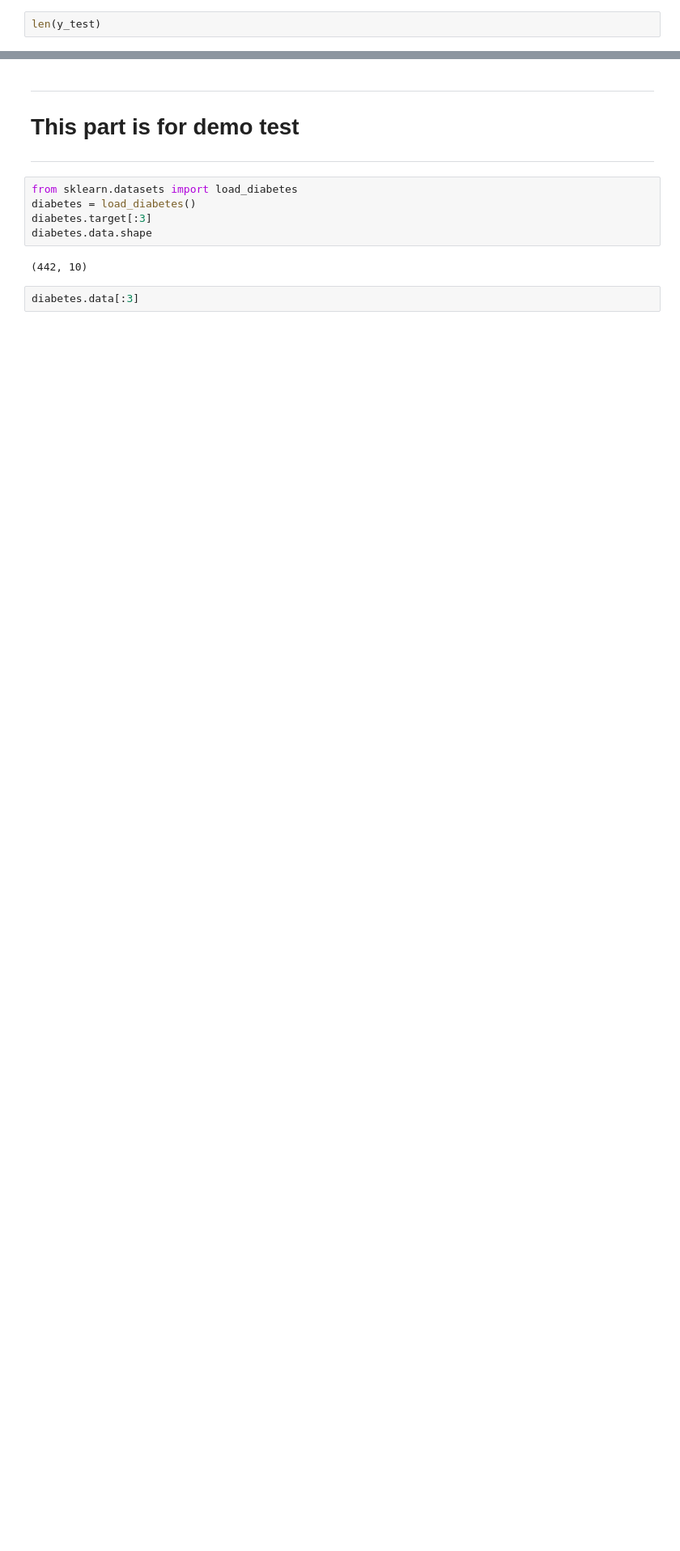
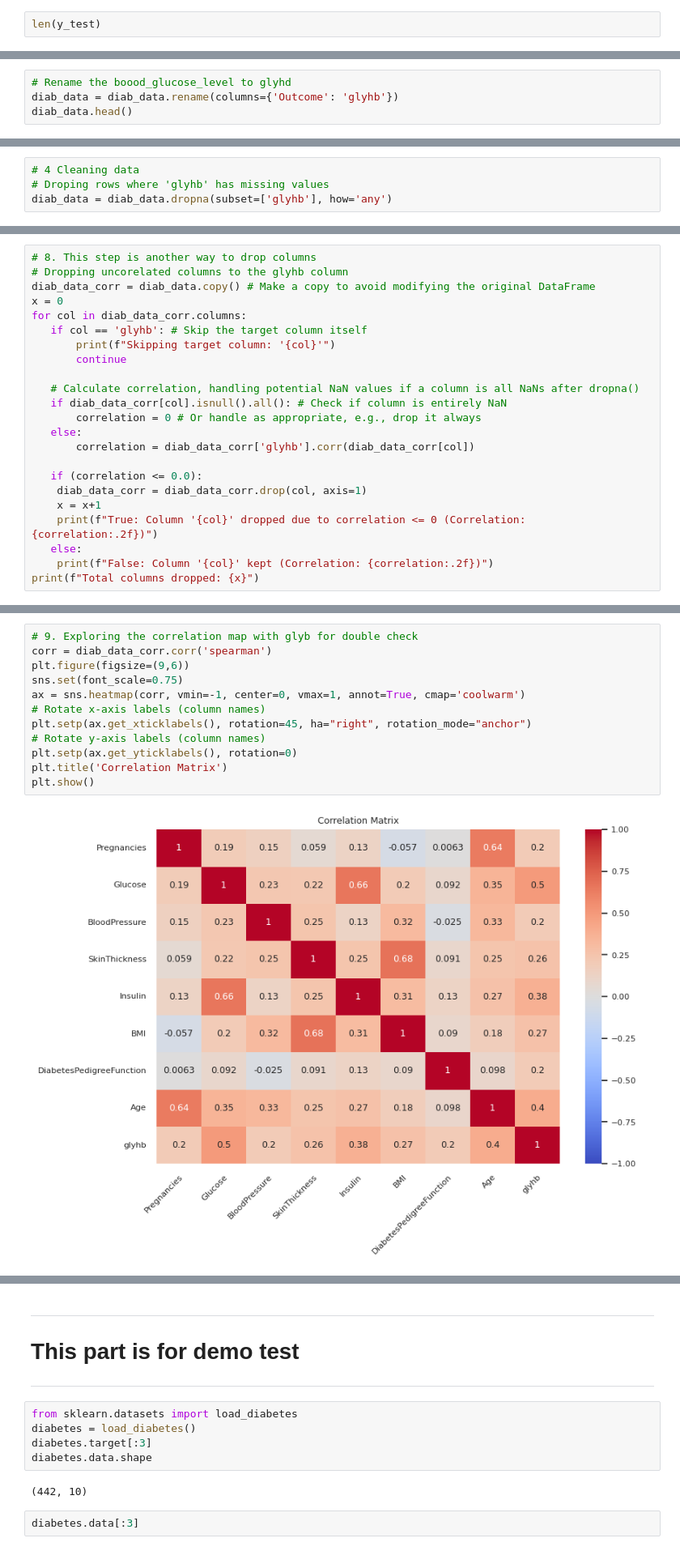
Before and after one commit to Thaer-F-Ali/Logistitc_Regression_Implimitation, a Jupyter notebook: logistic_regression_implimintaion.ipynb, the cells around one changed output, grey strips where cells are left out. Shown at 81% size. Drawn from its saved outputs; the diff is of its cells as text; blank space fills up the shorter version.

```diff
--- a/logistic_regression_implimintaion.ipynb
+++ b/logistic_regression_implimintaion.ipynb
@@ -602,0 +678,4 @@ len(y_test)
+# %%
+# Rename the boood_glucose_level to glyhd
+diab_data = diab_data.rename(columns={'Outcome': 'glyhb'})
+diab_data.head()
@@ -602,0 +689,4 @@ len(y_test)
+# %%
+# 4 Cleaning data
+# Droping rows where 'glyhb' has missing values
+diab_data = diab_data.dropna(subset=['glyhb'], how='any')
@@ -602,0 +726,23 @@ len(y_test)
+# %%
+# 8. This step is another way to drop columns
+# Dropping uncorelated columns to the glyhb column
+diab_data_corr = diab_data.copy() # Make a copy to avoid modifying the original DataFrame
+x = 0
+for col in diab_data_corr.columns:
+   if col == 'glyhb': # Skip the target column itself
+       print(f"Skipping target column: '{col}'")
+       continue
+
+   # Calculate correlation, handling potential NaN values if a column is all NaNs after dropna()
+   if diab_data_corr[col].isnull().all(): # Check if column is entirely NaN
+       correlation = 0 # Or handle as appropriate, e.g., drop it always
+   else:
+       correlation = diab_data_corr['glyhb'].corr(diab_data_corr[col])
+
+   if (correlation <= 0.0):
+    diab_data_corr = diab_data_corr.drop(col, axis=1)
+    x = x+1
+    print(f"True: Column '{col}' dropped due to correlation <= 0 (Correlation: {correlation:.2f})")
+   else:
+    print(f"False: Column '{col}' kept (Correlation: {correlation:.2f})")
+print(f"Total columns dropped: {x}")
@@ -602,0 +760,14 @@ len(y_test)
+# %%
+# 9. Exploring the correlation map with glyb for double check
+corr = diab_data_corr.corr('spearman')
+plt.figure(figsize=(9,6))
+sns.set(font_scale=0.75)
+ax = sns.heatmap(corr, vmin=-1, center=0, vmax=1, annot=True, cmap='coolwarm')
+# Rotate x-axis labels (column names)
+plt.setp(ax.get_xticklabels(), rotation=45, ha="right", rotation_mode="anchor")
+# Rotate y-axis labels (column names)
+plt.setp(ax.get_yticklabels(), rotation=0)
+plt.title('Correlation Matrix')
+plt.show()
+# %% [output]
+[figure, added]
```
Also changed, not shown: parts of 16 cells of this notebook.
